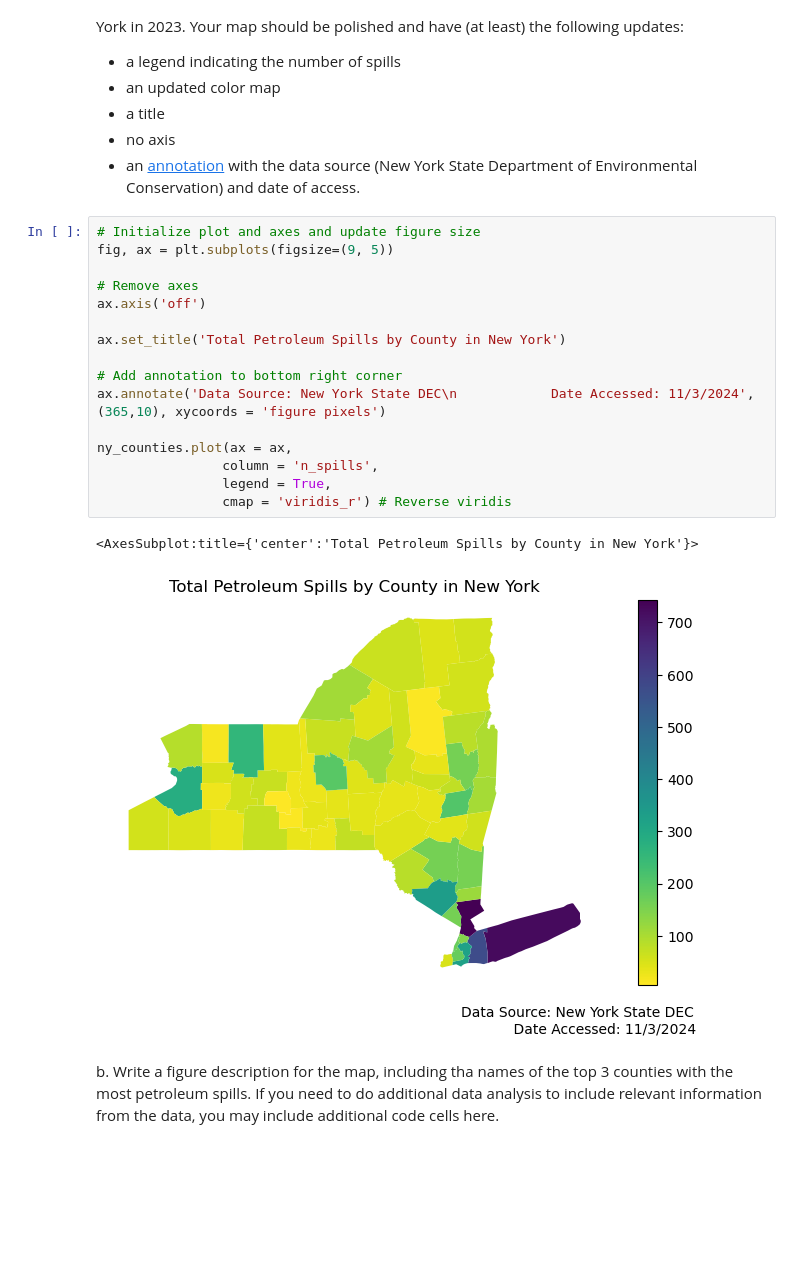
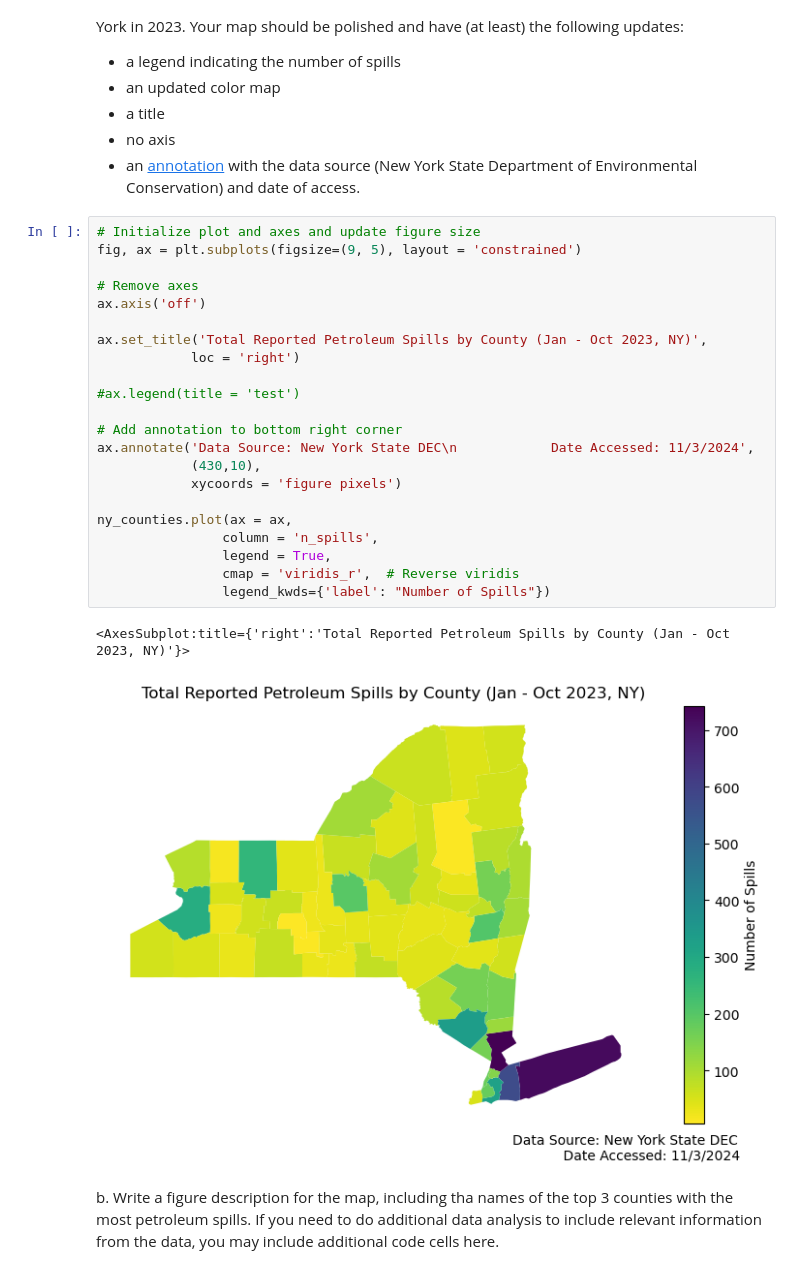
Before and after one commit to silkieMoth/eds220-hwk3, a Jupyter notebook: hwk3-task2-oil-spills-COHEN.ipynb, the cells around one changed output. Saved outputs shown, nothing was run; the diff lists cells and outputs as text; blank space fills up the shorter version.

```diff
--- a/hwk3-task2-oil-spills-COHEN.ipynb
+++ b/hwk3-task2-oil-spills-COHEN.ipynb
@@ -532,23 +532,29 @@ Your map should be polished and have (at least) the following updates:
 - an [annotation](https://matplotlib.org/stable/api/_as_gen/matplotlib.pyplot.annotate.html) with the data source (New York State Department of Environmental Conservation) and date of access.
 # %%
 # Initialize plot and axes and update figure size
-fig, ax = plt.subplots(figsize=(9, 5))
+fig, ax = plt.subplots(figsize=(9, 5), layout = 'constrained')
 
 # Remove axes
 ax.axis('off')
 
-ax.set_title('Total Petroleum Spills by County in New York')
+ax.set_title('Total Reported Petroleum Spills by County (Jan - Oct 2023, NY)',
+            loc = 'right')
+
+#ax.legend(title = 'test')
 
 # Add annotation to bottom right corner
-ax.annotate('Data Source: New York State DEC\n            Date Accessed: 11/3/2024', (365,10), xycoords = 'figure pixels')
+ax.annotate('Data Source: New York State DEC\n            Date Accessed: 11/3/2024',
+            (430,10),
+            xycoords = 'figure pixels')
 
 ny_counties.plot(ax = ax,
                 column = 'n_spills',
                 legend = True,
-                cmap = 'viridis_r') # Reverse viridis
+                cmap = 'viridis_r',  # Reverse viridis
+                legend_kwds={'label': "Number of Spills"})
 # %% [output]
-<AxesSubplot:title={'center':'Total Petroleum Spills by County in New York'}>
+<AxesSubplot:title={'right':'Total Reported Petroleum Spills by County (Jan - Oct 2023, NY)'}>
-[figure, old version]
+[figure, new version]
 # %% [markdown]
 <!-- END QUESTION -->
 
```
Also changed, not shown: parts of 1 cell of this notebook, 1 other file.
